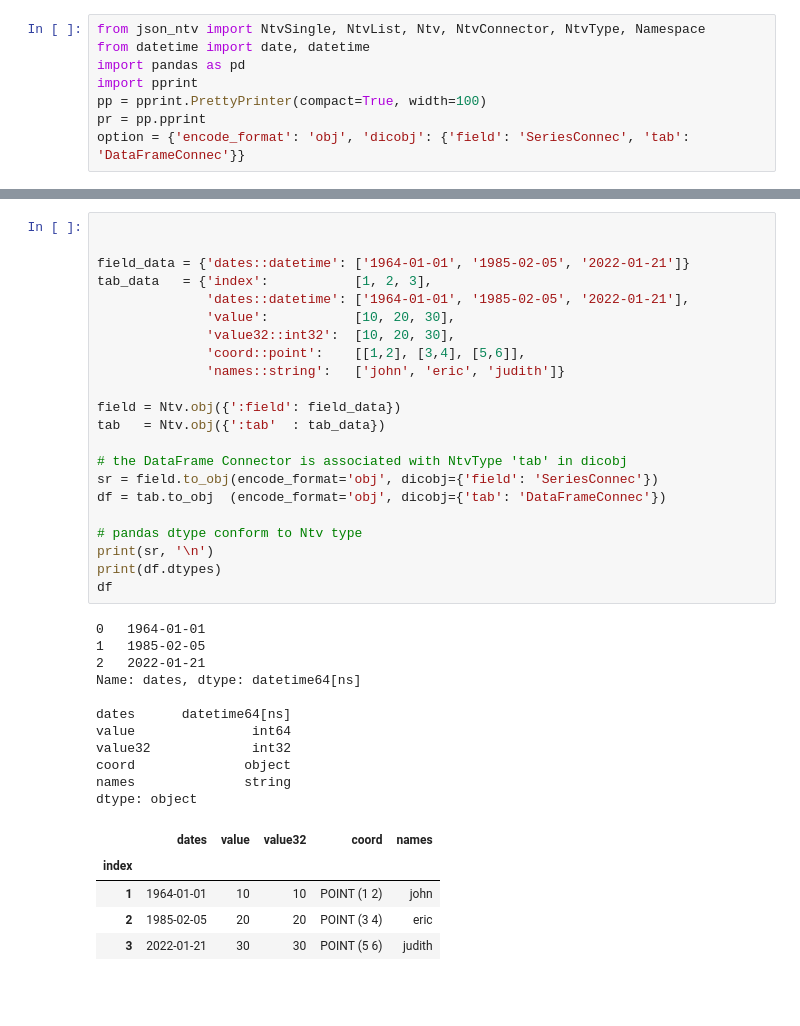
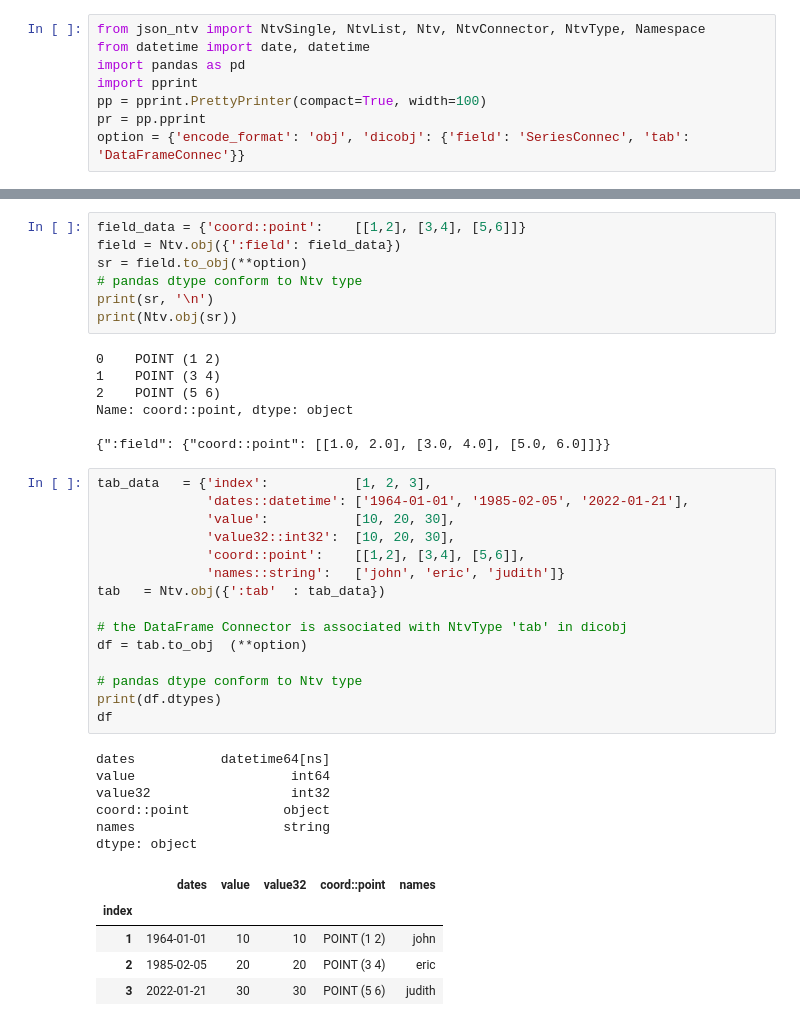
Before and after one commit to loco-philippe/NTV, a Jupyter notebook: example/example_pandas.ipynb, the cells around one changed output, grey strips where cells are left out. Saved outputs shown, nothing was run; the diff lists cells and outputs as text; blank space fills up the shorter version.

Commit message:
pandas connector :  dtype / ntv_type

```diff
--- a/example/example_pandas.ipynb
+++ b/example/example_pandas.ipynb
@@ -63,38 +65,40 @@ True
+# %%
+field_data = {'coord::point':    [[1,2], [3,4], [5,6]]}
+field = Ntv.obj({':field': field_data})
+sr = field.to_obj(**option)
+# pandas dtype conform to Ntv type
+print(sr, '\n')
+print(Ntv.obj(sr))
+# %% [output]
+0    POINT (1 2)
+1    POINT (3 4)
+2    POINT (5 6)
+Name: coord::point, dtype: object
+
+{":field": {"coord::point": [[1.0, 2.0], [3.0, 4.0], [5.0, 6.0]]}}
 # %%
-
-
-field_data = {'dates::datetime': ['1964-01-01', '1985-02-05', '2022-01-21']}
 tab_data   = {'index':           [1, 2, 3],
               'dates::datetime': ['1964-01-01', '1985-02-05', '2022-01-21'],
               'value':           [10, 20, 30],
               'value32::int32':  [10, 20, 30],
               'coord::point':    [[1,2], [3,4], [5,6]],
               'names::string':   ['john', 'eric', 'judith']}
-
-field = Ntv.obj({':field': field_data})
 tab   = Ntv.obj({':tab'  : tab_data})
 
 # the DataFrame Connector is associated with NtvType 'tab' in dicobj
-sr = field.to_obj(encode_format='obj', dicobj={'field': 'SeriesConnec'})
-df = tab.to_obj  (encode_format='obj', dicobj={'tab': 'DataFrameConnec'})
+df = tab.to_obj  (**option)
 
 # pandas dtype conform to Ntv type
-print(sr, '\n')
 print(df.dtypes)
 df
 # %% [output]
-0   1964-01-01
-1   1985-02-05
-2   2022-01-21
-Name: dates, dtype: datetime64[ns]
-
-dates      datetime64[ns]
-value               int64
-value32             int32
-coord              object
-names              string
+dates           datetime64[ns]
+value                    int64
+value32                  int32
+coord::point            object
+names                   string
 dtype: object
-|  | dates | value | value32 | coord | names |
+|  | dates | value | value32 | coord::point | names |
 | index |  |  |  |  |  |
 | 1 | 1964-01-01 | 10 | 10 | POINT (1 2) | john |
 | 2 | 1985-02-05 | 20 | 20 | POINT (3 4) | eric |
```
Also changed, not shown: parts of 24 cells of this notebook, 1 other file.
